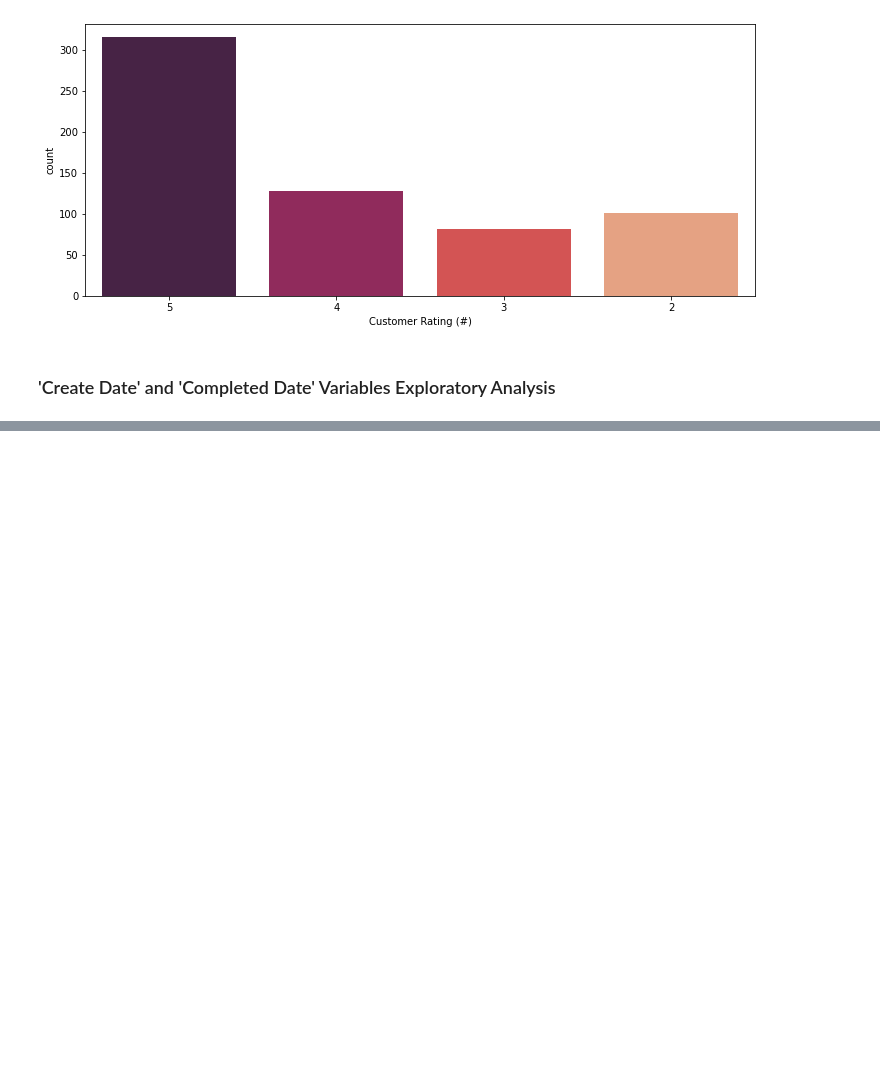
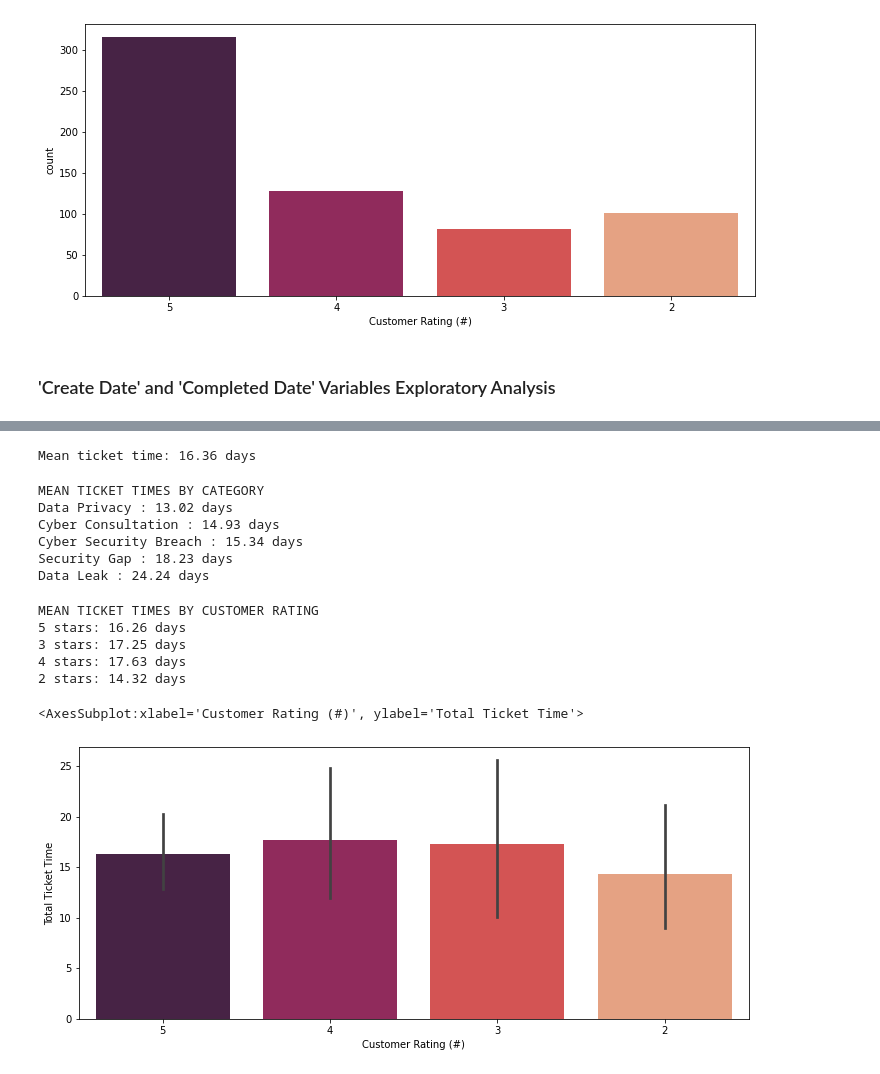
Before and after one commit to guiOsorio/Cybersecurity-Consulting-Viz, a Jupyter notebook: Analysis.ipynb, the cells around one changed output, grey strips where cells are left out. Saved outputs shown, nothing was run; the diff lists cells and outputs as text; code cells hidden in the pictures; blank space fills up the shorter version.

```diff
--- a/Analysis.ipynb
+++ b/Analysis.ipynb
@@ -233,0 +351,5 @@ sns.countplot(data['Customer Rating (#)'], palette = 'rocket', order = [5,4,3,2]
+# %%
+# Create new column to represent the difference between ticket request creation date and completion date in days
+data['Total Ticket Time'] = round((data['Completed Date'] - data['Create Date']) / np.timedelta64(1, 'D'),2)
+
+data.head() # updated date with new 'Total Ticket Time' column
@@ -233,0 +363,34 @@ sns.countplot(data['Customer Rating (#)'], palette = 'rocket', order = [5,4,3,2]
+# %%
+# Calculate mean ticket time
+print('Mean ticket time:', round(data['Total Ticket Time'].mean(),2), 'days')
+# %% [output]
+Mean ticket time: 16.36 days
+# %%
+# Is there a difference in total ticket time depending on the category of the request?
+print('MEAN TICKET TIMES BY CATEGORY')
+for cat in data['Category'].unique():
+    print(cat, ':', round(data[data['Category'] == cat]['Total Ticket Time'].mean(), 2), 'days')
+# %% [output]
+MEAN TICKET TIMES BY CATEGORY
+Data Privacy : 13.02 days
+Cyber Consultation : 14.93 days
+Cyber Security Breach : 15.34 days
+Security Gap : 18.23 days
+Data Leak : 24.24 days
+# %%
+# What about for customer ratings?
+print('MEAN TICKET TIMES BY CUSTOMER RATING')
+for rat in data['Customer Rating (#)'].unique():
+    print(rat,'stars:', round(data[data['Customer Rating (#)'] == rat]['Total Ticket Time'].mean(), 2), 'days')
+# %% [output]
+MEAN TICKET TIMES BY CUSTOMER RATING
+5 stars: 16.26 days
+3 stars: 17.25 days
+4 stars: 17.63 days
+2 stars: 14.32 days
+# %%
+# 'Customer Rating (#)' vs 'Total Ticket Time' bar plot
+sns.barplot(data['Customer Rating (#)'], data['Total Ticket Time'], palette='rocket', order=[5,4,3,2])
+# %% [output]
+<AxesSubplot:xlabel='Customer Rating (#)', ylabel='Total Ticket Time'>
+[figure, added]
```
Also changed, not shown: parts of 14 cells of this notebook.
